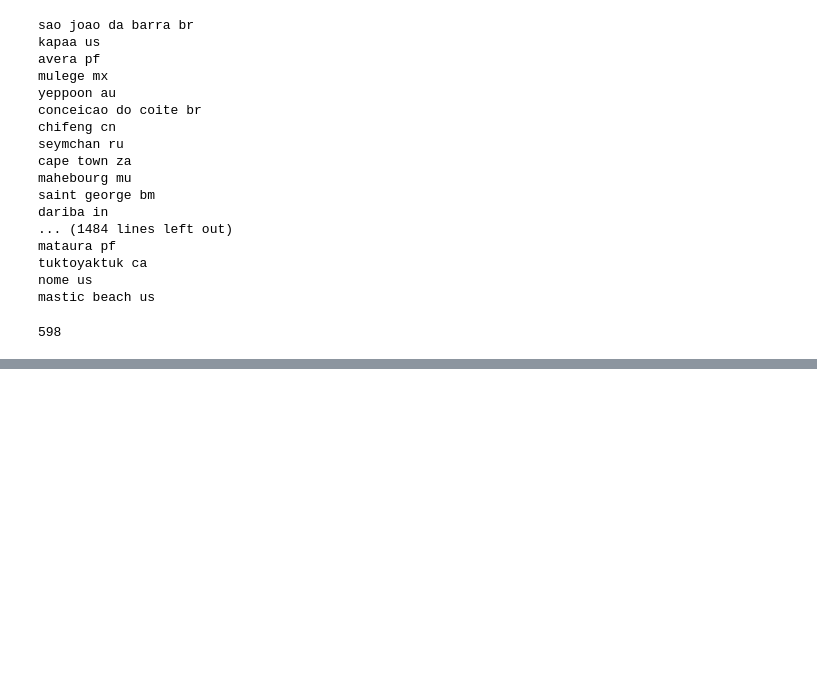
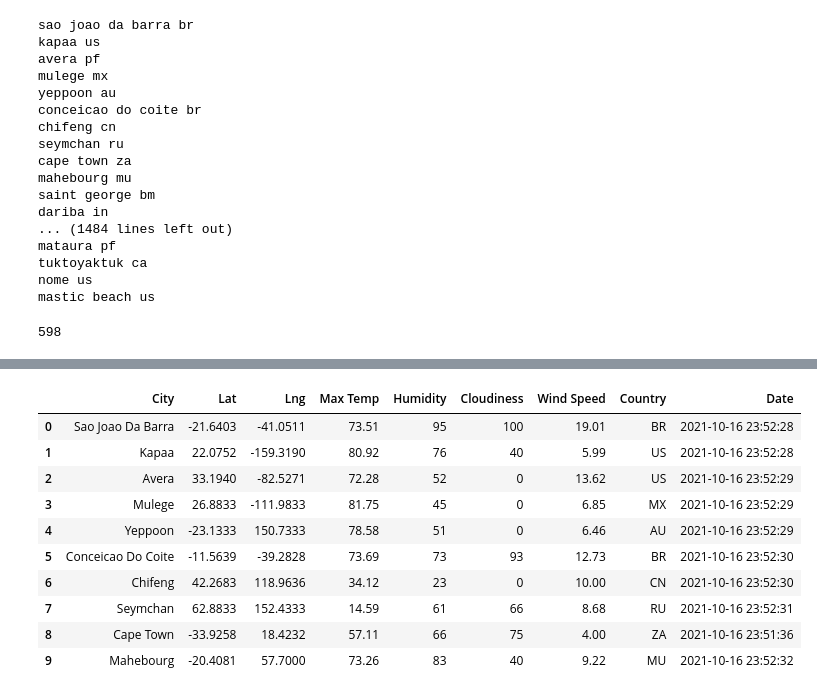
Before and after one commit to tutran90/World_Weather_Analysis, a Jupyter notebook: WeatherPy.ipynb, the cells around one changed output, grey strips where cells are left out. Saved outputs shown, nothing was run; the diff lists cells and outputs as text; code cells hidden in the pictures; blank space fills up the shorter version.

```diff
--- a/WeatherPy.ipynb
+++ b/WeatherPy.ipynb
@@ -60,0 +183,17 @@ len(cities)
+# %%
+#Section 6.2.7 Create ad DF of the City Weather Data
+# Convert the array of dictionaries to a Pandas DataFrame.
+city_data_df = pd.DataFrame(city_data)
+city_data_df.head(10)
+# %% [output]
+|  | City | Lat | Lng | Max Temp | Humidity | Cloudiness | Wind Speed | Country | Date |
+| 0 | Sao Joao Da Barra | -21.6403 | -41.0511 | 73.51 | 95 | 100 | 19.01 | BR | 2021-10-16 23:52:28 |
+| 1 | Kapaa | 22.0752 | -159.3190 | 80.92 | 76 | 40 | 5.99 | US | 2021-10-16 23:52:28 |
+| 2 | Avera | 33.1940 | -82.5271 | 72.28 | 52 | 0 | 13.62 | US | 2021-10-16 23:52:29 |
+| 3 | Mulege | 26.8833 | -111.9833 | 81.75 | 45 | 0 | 6.85 | MX | 2021-10-16 23:52:29 |
+| 4 | Yeppoon | -23.1333 | 150.7333 | 78.58 | 51 | 0 | 6.46 | AU | 2021-10-16 23:52:29 |
+| 5 | Conceicao Do Coite | -11.5639 | -39.2828 | 73.69 | 73 | 93 | 12.73 | BR | 2021-10-16 23:52:30 |
+| 6 | Chifeng | 42.2683 | 118.9636 | 34.12 | 23 | 0 | 10.00 | CN | 2021-10-16 23:52:30 |
+| 7 | Seymchan | 62.8833 | 152.4333 | 14.59 | 61 | 66 | 8.68 | RU | 2021-10-16 23:52:31 |
+| 8 | Cape Town | -33.9258 | 18.4232 | 57.11 | 66 | 75 | 4.00 | ZA | 2021-10-16 23:51:36 |
+| 9 | Mahebourg | -20.4081 | 57.7000 | 73.26 | 83 | 40 | 9.22 | MU | 2021-10-16 23:52:32 |
```
Also changed, not shown: parts of 4 cells of this notebook, 4 other files.
